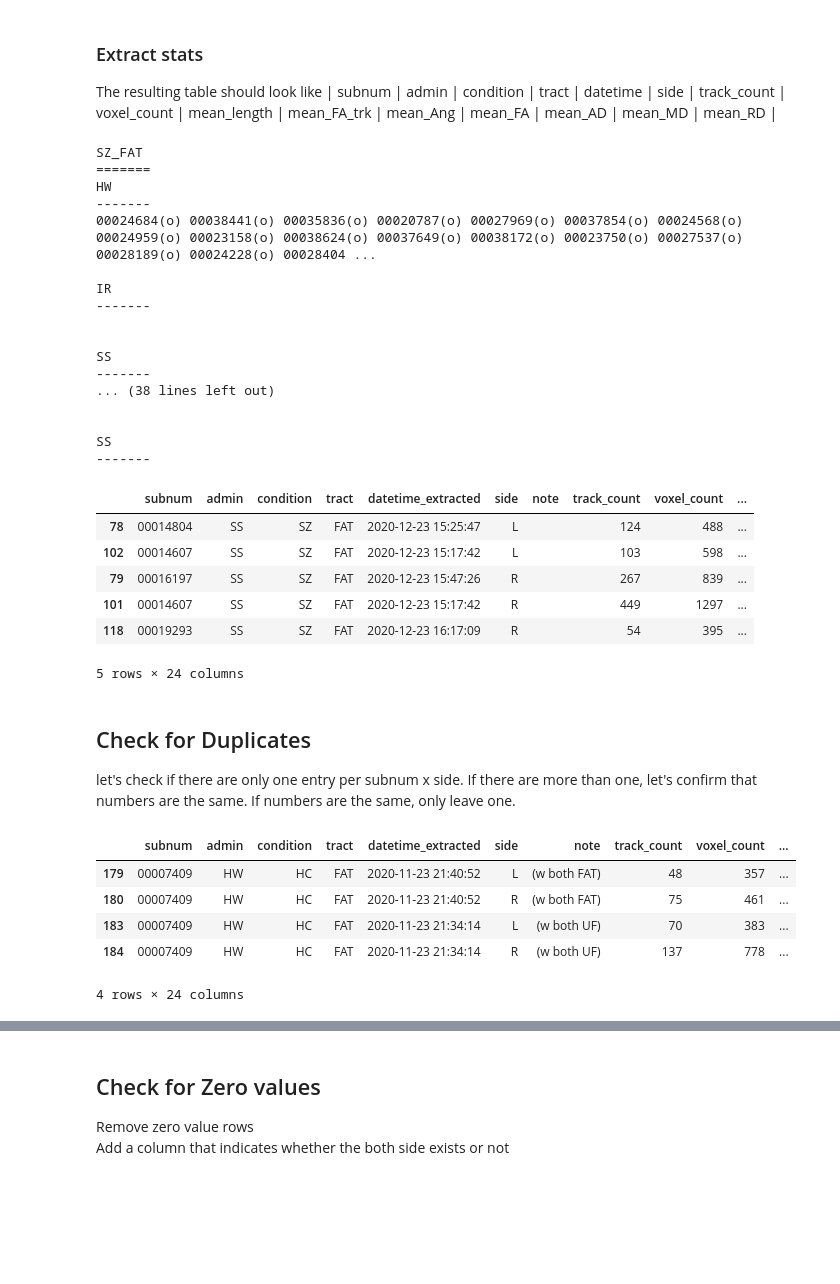
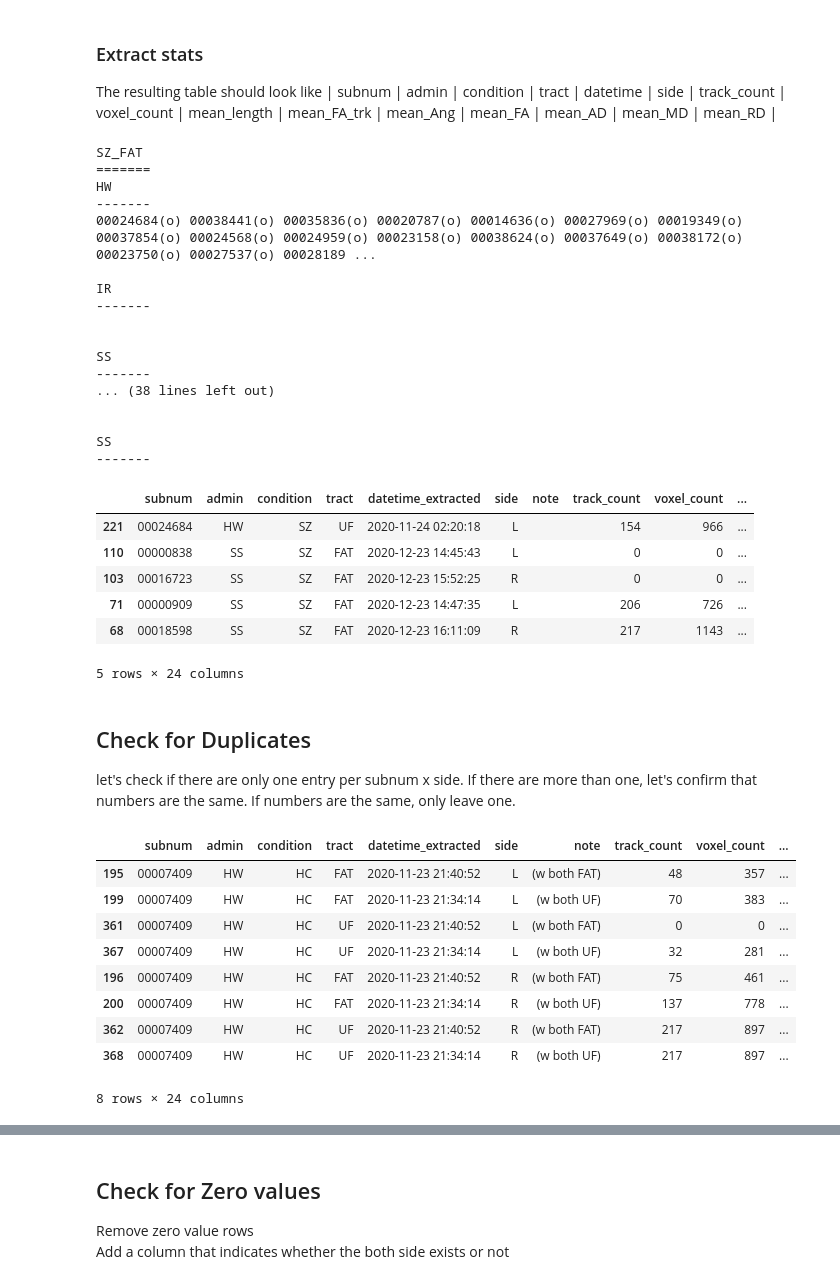
Before and after one commit to stereopickles/DTI_Schizo, a Jupyter notebook: 002_data_merge.ipynb, the cells around one changed output, grey strips where cells are left out. Drawn from its saved outputs; the diff is of its cells as text; code cells hidden in the pictures; blank space fills up the shorter version.

```diff
--- a/002_data_merge.ipynb
+++ b/002_data_merge.ipynb
@@ -26,6 +26,13 @@ SZ_UF_DTI_PATH = f'{SZ_PATH}/UF'
 # %%
 TRACTS = ['FAT', 'UF']
 CONDS = ['SZ', 'HC']
+# %%
+# full subject lists
+
+with open(f'{DATA_PATH}/subject_list.txt', 'r') as f:
+    subjects = f.read()
+
+subjects = [re.sub('A', '', x) for x in subjects.split('\n')]
 # %% [markdown]
 ### Extract stats
 The resulting table should look like
@@ -148,7 +155,7 @@ SZ_FAT
 =======
 HW
 -------
-00024684(o) 00038441(o) 00035836(o) 00020787(o) 00027969(o) 00037854(o) 00024568(o) 00024959(o) 00023158(o) 00038624(o) 00037649(o) 00038172(o) 00023750(o) 00027537(o) 00028189(o) 00024228(o) 00028404 ...
+00024684(o) 00038441(o) 00035836(o) 00020787(o) 00014636(o) 00027969(o) 00019349(o) 00037854(o) 00024568(o) 00024959(o) 00023158(o) 00038624(o) 00037649(o) 00038172(o) 00023750(o) 00027537(o) 00028189 ...
 
 IR
 -------
@@ -165,27 +172,31 @@ SS
 df.sample(5)
 # %% [output]
 |  | subnum | admin | condition | tract | datetime_extracted | side | note | track_count | voxel_count | ... |
-| 78 | 00014804 | SS | SZ | FAT | 2020-12-23 15:25:47 | L |  | 124 | 488 | ... |
-| 102 | 00014607 | SS | SZ | FAT | 2020-12-23 15:17:42 | L |  | 103 | 598 | ... |
-| 79 | 00016197 | SS | SZ | FAT | 2020-12-23 15:47:26 | R |  | 267 | 839 | ... |
-| 101 | 00014607 | SS | SZ | FAT | 2020-12-23 15:17:42 | R |  | 449 | 1297 | ... |
-| 118 | 00019293 | SS | SZ | FAT | 2020-12-23 16:17:09 | R |  | 54 | 395 | ... |
+| 221 | 00024684 | HW | SZ | UF | 2020-11-24 02:20:18 | L |  | 154 | 966 | ... |
+| 110 | 00000838 | SS | SZ | FAT | 2020-12-23 14:45:43 | L |  | 0 | 0 | ... |
+| 103 | 00016723 | SS | SZ | FAT | 2020-12-23 15:52:25 | R |  | 0 | 0 | ... |
+| 71 | 00000909 | SS | SZ | FAT | 2020-12-23 14:47:35 | L |  | 206 | 726 | ... |
+| 68 | 00018598 | SS | SZ | FAT | 2020-12-23 16:11:09 | R |  | 217 | 1143 | ... |
 5 rows × 24 columns
 # %% [markdown]
 ## Check for Duplicates
 let's check if there are only one entry per subnum x side. If there are more than one, let's confirm that numbers are the same. If numbers are the same, only leave one.
 # %%
-entry_counts = df.groupby(['subnum', 'side']).subnum.count().unstack()
+entry_counts = df.groupby(['subnum', 'tract', 'side']).subnum.count().unstack()
 # %%
 dupes = list(entry_counts[(entry_counts.L != 1) | (entry_counts.R != 1) ].reset_index().subnum.values)
 # %%
-df[df.subnum.isin(dupes)]
+df[df.subnum.isin(dupes)].sort_values(['subnum', 'side'])
 # %% [output]
 |  | subnum | admin | condition | tract | datetime_extracted | side | note | track_count | voxel_count | ... |
-| 179 | 00007409 | HW | HC | FAT | 2020-11-23 21:40:52 | L | (w both FAT) | 48 | 357 | ... |
-| 180 | 00007409 | HW | HC | FAT | 2020-11-23 21:40:52 | R | (w both FAT) | 75 | 461 | ... |
-| 183 | 00007409 | HW | HC | FAT | 2020-11-23 21:34:14 | L | (w both UF) | 70 | 383 | ... |
-| 184 | 00007409 | HW | HC | FAT | 2020-11-23 21:34:14 | R | (w both UF) | 137 | 778 | ... |
+| 195 | 00007409 | HW | HC | FAT | 2020-11-23 21:40:52 | L | (w both FAT) | 48 | 357 | ... |
+| 199 | 00007409 | HW | HC | FAT | 2020-11-23 21:34:14 | L | (w both UF) | 70 | 383 | ... |
+| 361 | 00007409 | HW | HC | UF | 2020-11-23 21:40:52 | L | (w both FAT) | 0 | 0 | ... |
+| 367 | 00007409 | HW | HC | UF | 2020-11-23 21:34:14 | L | (w both UF) | 32 | 281 | ... |
+| 196 | 00007409 | HW | HC | FAT | 2020-11-23 21:40:52 | R | (w both FAT) | 75 | 461 | ... |
+| 200 | 00007409 | HW | HC | FAT | 2020-11-23 21:34:14 | R | (w both UF) | 137 | 778 | ... |
+| 362 | 00007409 | HW | HC | UF | 2020-11-23 21:40:52 | R | (w both FAT) | 217 | 897 | ... |
+| 368 | 00007409 | HW | HC | UF | 2020-11-23 21:34:14 | R | (w both UF) | 217 | 897 | ... |
-4 rows × 24 columns
+8 rows × 24 columns
 # %%
 # TODO: fix the above
```
Also changed, not shown: parts of 4 cells of this notebook.
